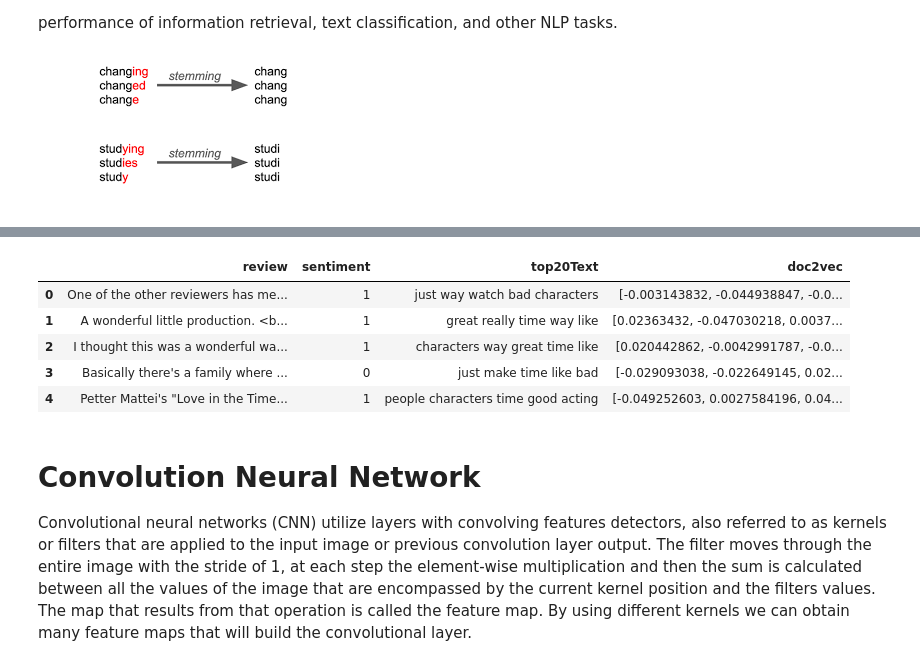
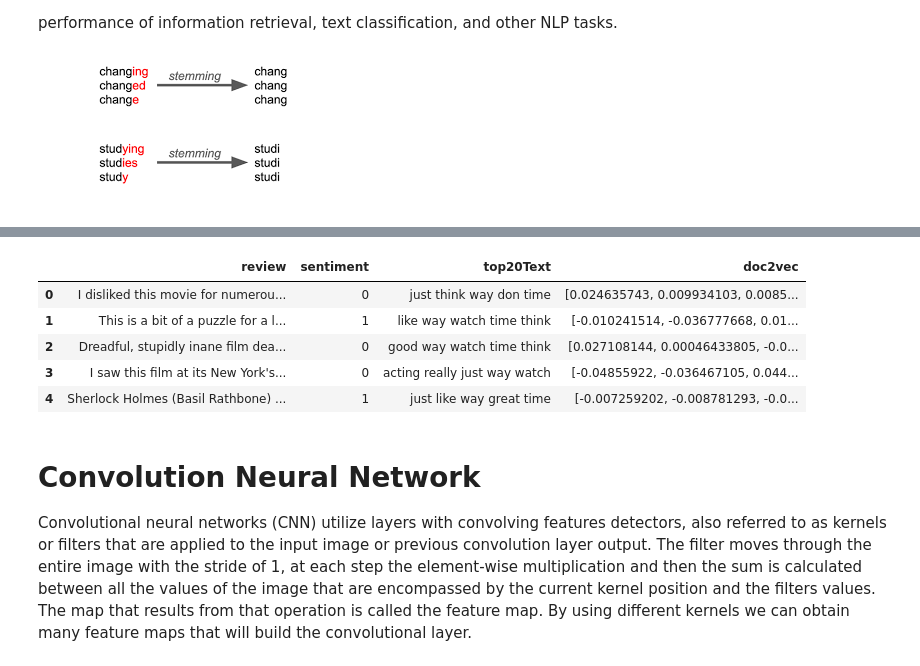
Before and after one commit to Tognognongo/QCE-tutorial, a Jupyter notebook: Examples/nlp_introduction.ipynb, the cells around one changed output, grey strips where cells are left out. Drawn from its saved outputs; the diff is of its cells as text; code cells hidden in the pictures.

Commit message:
nlp intro dataset update

```diff
--- a/Examples/nlp_introduction.ipynb
+++ b/Examples/nlp_introduction.ipynb
@@ -272,9 +276,7 @@ def doc2vecStr(d):
     return dd
 
 #TFIDF
-df = pd.read_csv('./IMDB Dataset.csv')
-#Sampling for convience
-#df=df.head(100)
+df = pd.read_csv('../Datasets/IMDB_2000Sample.csv')
 
 corpus = df['review']
 vectorizer = TfidfVectorizer(stop_words='english', max_df=0.5, min_df=0.2, max_features=None, sublinear_tf=True,
@@ -286,38 +288,38 @@ X = vectorizer.fit_transform(corpus)
 def top3features(c):
     transformdoc = vectorizer.transform([c])
     feature_array = np.array(vectorizer.get_feature_names_out())
     # print(feature_array)
     tfidf_sorting = np.argsort(transformdoc.toarray()).flatten()[::-1]
     n = 5
     top_n = feature_array[tfidf_sorting][:n]
     top_n_str = " ".join(top_n)
     return top_n_str #+ " ."
 
 
 df['top20Text'] = df['review'].apply(lambda c: top3features(c))
 
 df['sentiment'] = df['sentiment'].apply(lambda d: 1 if d == "positive" else 0)
 
 data = [d.lower() for d in df['top20Text']]
 
 #Doc2Vec Embedding
 data_for_training = list(tagged_document(data))
 model = gensim.models.doc2vec.Doc2Vec(vector_size=10, min_count=2, epochs=30)
 model.build_vocab(data_for_training)
 model.train(data_for_training, total_examples=model.corpus_count, epochs=model.epochs)
 # model.save('word2vecModel_imdb')
 
 df['doc2vec'] = df['top20Text'].progress_apply(lambda d: doc2vecStr(d))
 # print(df)
 # print(df.columns)
 df.head()
 # %% [output]
 |  | review | sentiment | top20Text | doc2vec |
-| 0 | One of the other reviewers has me... | 1 | just way watch bad characters | [-0.003143832, -0.044938847, -0.0... |
-| 1 | A wonderful little production. <b... | 1 | great really time way like | [0.02363432, -0.047030218, 0.0037... |
-| 2 | I thought this was a wonderful wa... | 1 | characters way great time like | [0.020442862, -0.0042991787, -0.0... |
-| 3 | Basically there's a family where ... | 0 | just make time like bad | [-0.029093038, -0.022649145, 0.02... |
-| 4 | Petter Mattei's "Love in the Time... | 1 | people characters time good acting | [-0.049252603, 0.0027584196, 0.04... |
+| 0 | I disliked this movie for numerou... | 0 | just think way don time | [0.024635743, 0.009934103, 0.0085... |
+| 1 | This is a bit of a puzzle for a l... | 1 | like way watch time think | [-0.010241514, -0.036777668, 0.01... |
+| 2 | Dreadful, stupidly inane film dea... | 0 | good way watch time think | [0.027108144, 0.00046433805, -0.0... |
+| 3 | I saw this film at its New York's... | 0 | acting really just way watch | [-0.04855922, -0.036467105, 0.044... |
+| 4 | Sherlock Holmes (Basil Rathbone) ... | 1 | just like way great time | [-0.007259202, -0.008781293, -0.0... |
 # %% [markdown]
 # Convolution Neural Network
 
```
Also changed, not shown: parts of 7 cells of this notebook.
